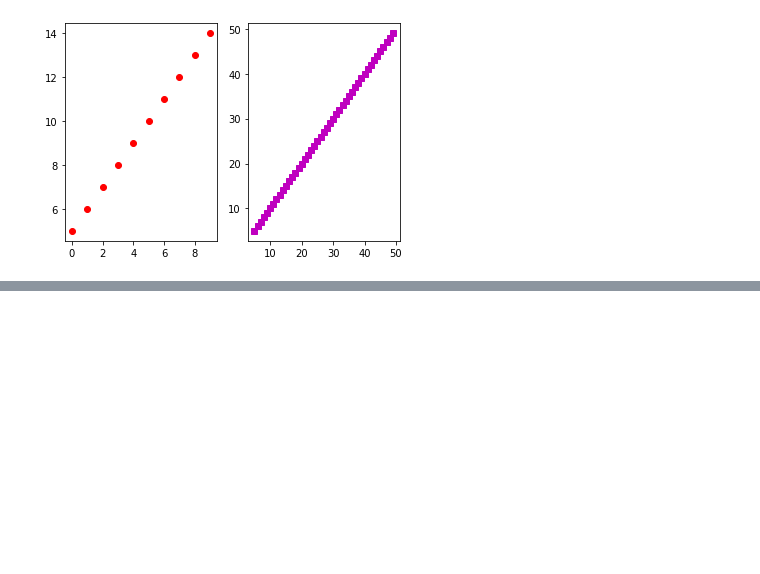
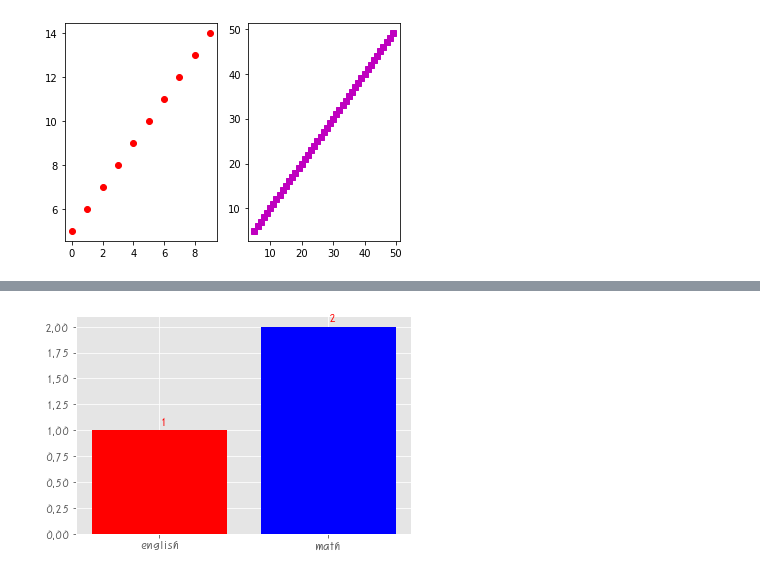
Before and after one commit to hyestar/2022py2, a Jupyter notebook: 시각화.ipynb, the cells around one changed output, grey strips where cells are left out. Saved outputs shown, nothing was run; the diff lists cells and outputs as text; code cells hidden in the pictures; blank space fills up the shorter version.

```diff
--- a/시각화.ipynb
+++ b/시각화.ipynb
@@ -86,0 +139,19 @@ plt.show()
+# %%
+import matplotlib.pyplot as plt
+# 막대그래프
+plt.style.use('ggplot')
+fig = plt.figure()
+ax = fig.add_subplot(111)
+x = [3, 4]
+y = [1, 2]
+# x축 항목 이름 지정
+labels = ['english', 'math']
+# 컬러 지정
+colors = ['red', 'blue']
+# bar() 막대그래프를 그리는 함수
+ax.bar(x,y, tick_label = labels, color = colors)
+for i, v in enumerate(y):
+    ax.text(v+2, i+1.05,str(v),color = 'red', fontweight='bold')
+plt.show()
+# %% [output]
+[figure, added]
```
Also changed, not shown: parts of 4 cells of this notebook.
